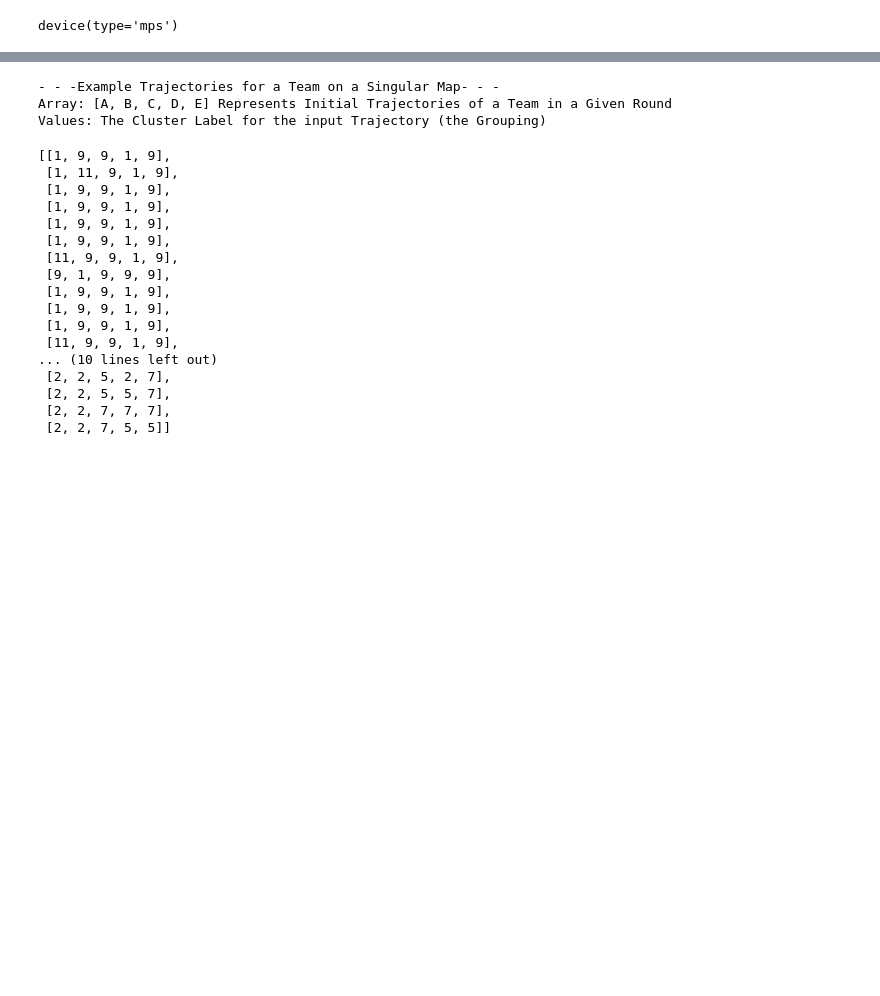
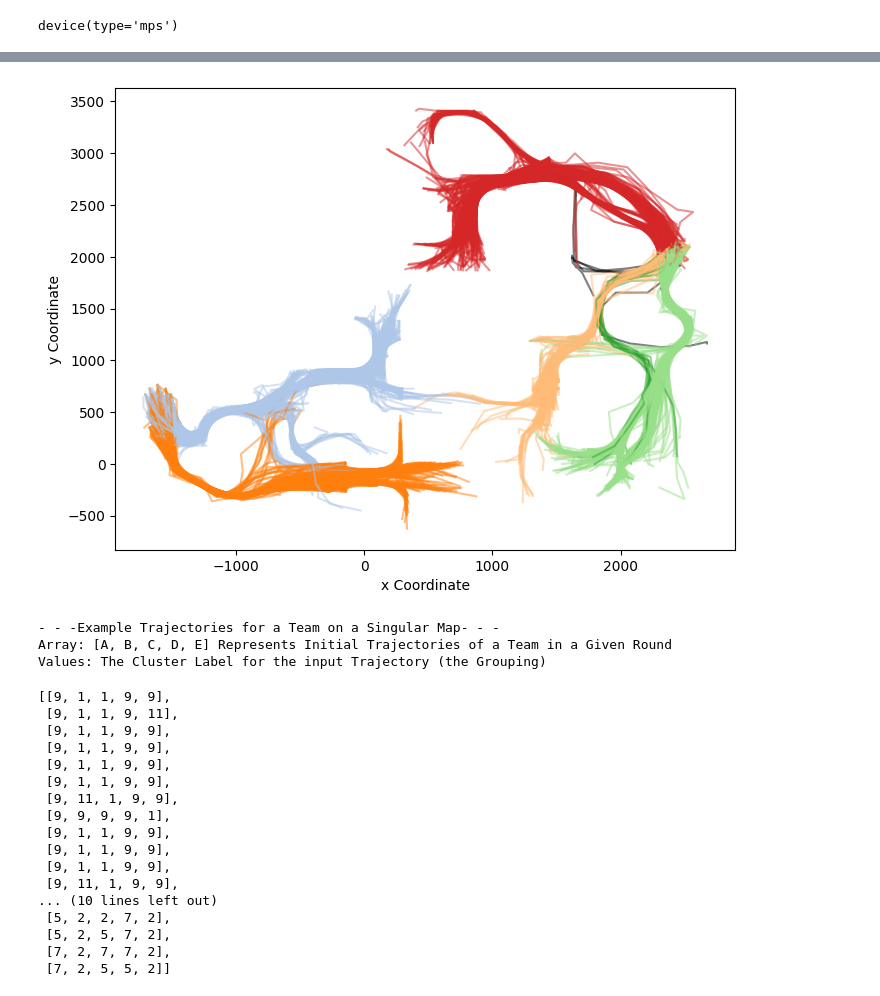
Before and after one commit to MJKingsbury/csA, a Jupyter notebook: src/main.ipynb, the cells around one changed output, grey strips where cells are left out. Cells and saved outputs as stored; diff of their text form; code cells hidden in the pictures; blank space fills up the shorter version.

```diff
--- a/src/main.ipynb
+++ b/src/main.ipynb
@@ -289,3 +278,18 @@ plot_clusters(trajectories_list, labels)
+# %%
+from sklearn.cluster import OPTICS
+
+# Perform OPTICS clustering
+cluster_optics = OPTICS(
+    cluster_method = 'dbscan',
+    eps = 2800,
+    min_samples = 5,
+    metric = 'precomputed'
+).fit(dtw_mtx)
+
+(opt_strategies_map, opt_labels) = cluster(cluster_optics)
+plot_clusters(trajectories_list, opt_labels)
+# %% [output]
+[figure, added]
 # %%
 # Map Cluster Labels to Player Trajectories
 all_trajectories_per_game_per_team = []
@@ -297,7 +301,7 @@ for match_id in round_player_info:
         raise Exception("Data has not split correctly.")
     t1_round_trajectories = {}
     t2_round_trajectories = {}
-    label_list = labels.tolist()
+    label_list = agg_labels.tolist()
     for (round_number, _) in t1_data:
         if round_number not in t1_round_trajectories:
             t1_round_trajectories[round_number] = []
@@ -316,23 +320,23 @@ all_trajectories_per_game_per_team[0]
 - - -Example Trajectories for a Team on a Singular Map- - -
 Array: [A, B, C, D, E] Represents Initial Trajectories of a Team in a Given Round
 Values: The Cluster Label for the input Trajectory (the Grouping)
-[[1, 9, 9, 1, 9],
- [1, 11, 9, 1, 9],
- [1, 9, 9, 1, 9],
- [1, 9, 9, 1, 9],
- [1, 9, 9, 1, 9],
- [1, 9, 9, 1, 9],
- [11, 9, 9, 1, 9],
- [9, 1, 9, 9, 9],
- [1, 9, 9, 1, 9],
- [1, 9, 9, 1, 9],
- [1, 9, 9, 1, 9],
- [11, 9, 9, 1, 9],
+[[9, 1, 1, 9, 9],
+ [9, 1, 1, 9, 11],
+ [9, 1, 1, 9, 9],
+ [9, 1, 1, 9, 9],
+ [9, 1, 1, 9, 9],
+ [9, 1, 1, 9, 9],
+ [9, 11, 1, 9, 9],
+ [9, 9, 9, 9, 1],
+ [9, 1, 1, 9, 9],
+ [9, 1, 1, 9, 9],
+ [9, 1, 1, 9, 9],
+ [9, 11, 1, 9, 9],
 ... (10 lines left out)
- [2, 2, 5, 2, 7],
- [2, 2, 5, 5, 7],
- [2, 2, 7, 7, 7],
- [2, 2, 7, 5, 5]]
+ [5, 2, 2, 7, 2],
+ [5, 2, 5, 7, 2],
+ [7, 2, 7, 7, 2],
+ [7, 2, 5, 5, 2]]
 # %%
 from sklearn.metrics import pairwise_distances
 from helpers import jaccard_distance
```
Also changed, not shown: parts of 18 cells of this notebook, 1 other file.
